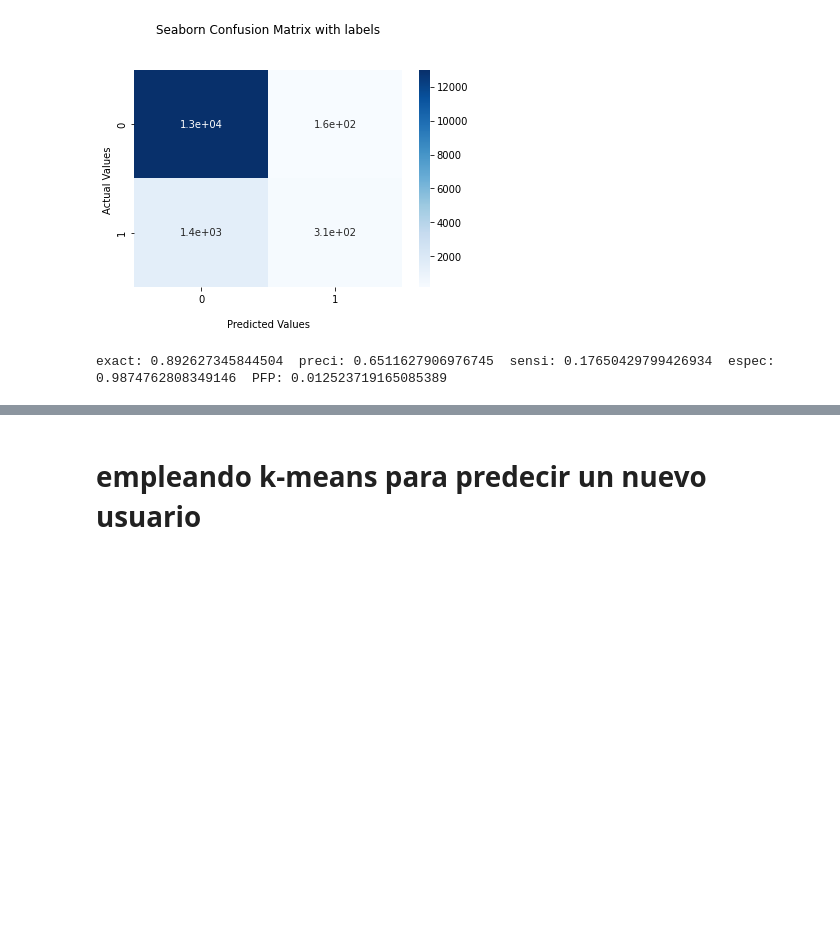
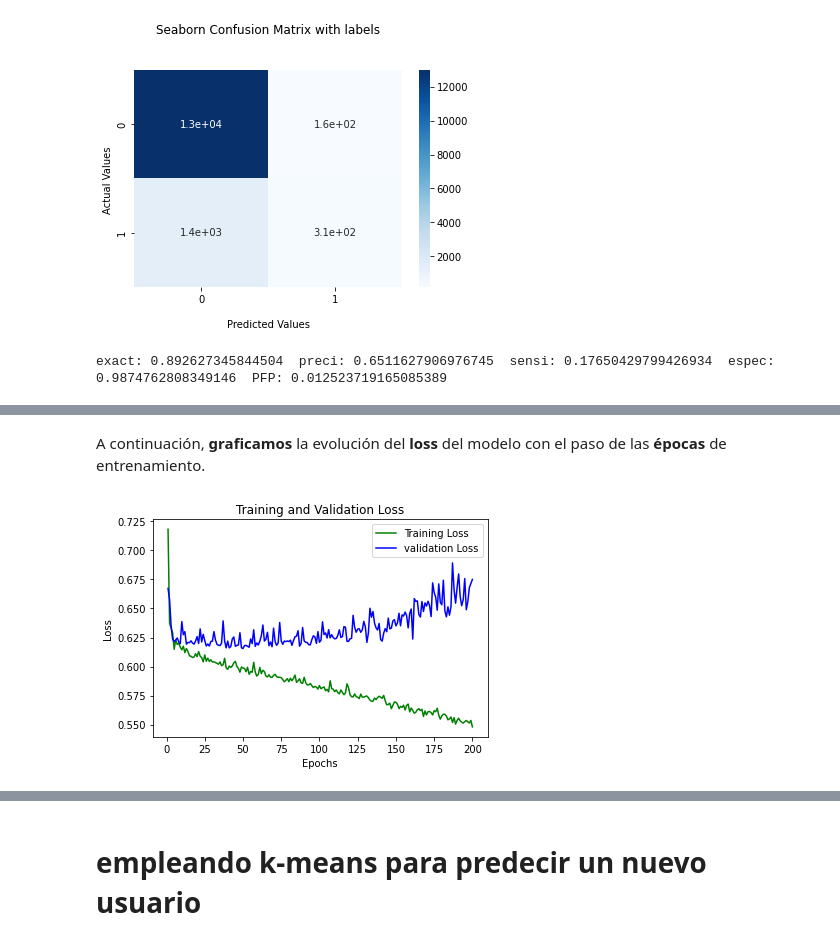
Before and after one commit to estebanhernandezr/Entregas-Semanales, a Jupyter notebook: AndreyEsteban_LizarazoHernandez_proyecto4.ipynb, the cells around one changed output, grey strips where cells are left out. Saved outputs shown, nothing was run; the diff lists cells and outputs as text; code cells hidden in the pictures; blank space fills up the shorter version.

```diff
--- a/AndreyEsteban_LizarazoHernandez_proyecto4.ipynb
+++ b/AndreyEsteban_LizarazoHernandez_proyecto4.ipynb
@@ -433,0 +510,15 @@ exact: 0.892627345844504  preci: 0.6511627906976745  sensi: 0.17650429799426934
+# %% [markdown]
+A continuación, **graficamos** la evolución del **loss** del modelo con el paso de las **épocas** de entrenamiento.
+# %%
+loss_train2 = history2.history['loss']
+loss_val2 = history2.history['val_loss']
+epochs2 = range(1,epocas+1)
+plt.plot(epochs2, loss_train2, 'g', label='Training Loss')
+plt.plot(epochs2, loss_val2, 'b', label='validation Loss')
+plt.title('Training and Validation Loss')
+plt.xlabel('Epochs')
+plt.ylabel('Loss')
+plt.legend()
+plt.show()
+# %% [output]
+[figure, added]
```
Also changed, not shown: parts of 15 cells of this notebook.
